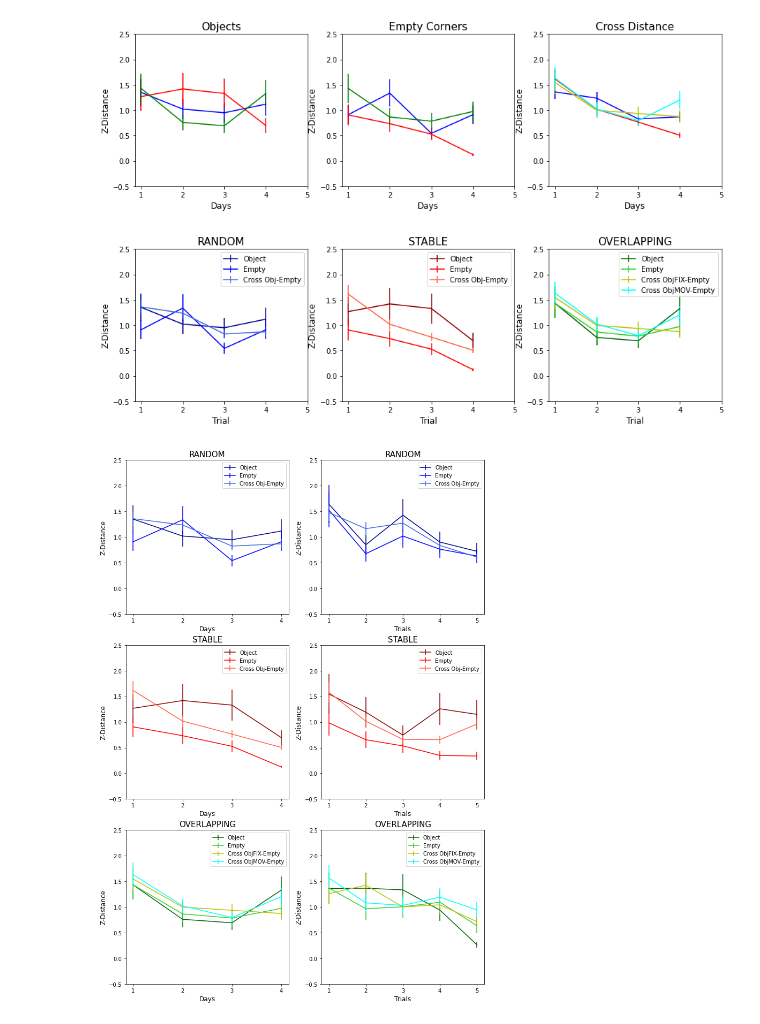
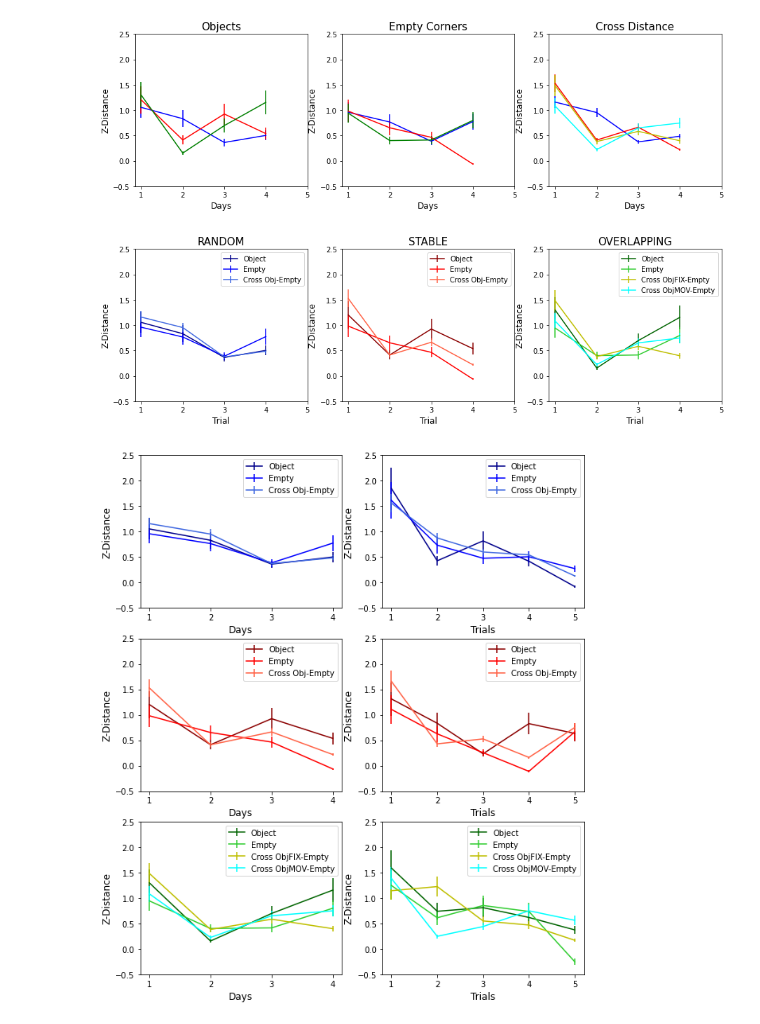
Before and after one commit to melisamc89/neural_analysys, a Jupyter notebook: src/mean_lda_2022.ipynb, the cells around one changed output. Cells and saved outputs as stored; diff of their text form; code cells hidden in the pictures.

```diff
--- a/src/mean_lda_2022.ipynb
+++ b/src/mean_lda_2022.ipynb
@@ -33,8 +33,8 @@ import seaborn as sns
 import warnings
 warnings.filterwarnings("ignore")
 # %%
-input_directory = os.environ['PROJECT_DIR'] + 'neural_analysis/data/mean_representational_distance/distance_matrix_lda_zscored/'
-figure_path = os.environ['PROJECT_DIR'] +'neural_analysis/figures/mean_representational_distance/lda_3/'
+input_directory = os.environ['PROJECT_DIR'] + 'neural_analysis/data/mean_representational_distance/distance_matrix_lda_zscored_short/'
+figure_path = os.environ['PROJECT_DIR'] +'neural_analysis/figures/mean_representational_distance/lda_4_short2/'
 object_path =  os.environ['PROJECT_DIR'] + 'calcium_imaging_behaviour/data/occupied_corners/'
 # %%
 mouse_vector = [56165, 32363, 32364, 32365, 411857, 411857, 401714]
@@ -549,7 +565,7 @@ trials_comparison_pos = [1,2,3,4,5]
 
 for j in range(3):
     axes[j].set_xticks(trials_comparison_pos)
-    axes[j].set_ylim([-0.5,2.5])
+    axes[j].set_ylim([-0.5,6])
     axes[j].set_xlabel('Trial', fontsize = 12)
     axes[j].set_ylabel('Z-Distance', fontsize = 12)
     axes[j].set_title(titles[j],fontsize = 15)
@@ -707,7 +929,7 @@ figure.patch.set_facecolor('white')
 
 figure.savefig(figure_path + 'lda_days.png')
 # %% [output]
-[figure, old version]
+[figure, new version]
 # %%
 label = ['LDA 4 classes']
 titles = ['RANDOM','STABLE','OVERLAPPING']
@@ -744,7 +966,7 @@ figure.patch.set_facecolor('white')
 
 figure.savefig(figure_path + 'lda_days2.png')
 # %% [output]
-[figure, old version]
+[figure, new version]
 # %%
 label = ['LDA 4 classes']
 titles = ['RANDOM','STABLE','OVERLAPPING']
@@ -777,37 +999,37 @@ axes[0,1].legend(['Object','Empty','Cross Obj-Empty'])
 axes[1,1].errorbar(trial_id,s_occ1,s_occ1_sem, color = 'darkred')
 axes[1,1].errorbar(trial_id,s_emp1,s_emp1_sem, color = 'red')
 axes[1,1].errorbar(trial_id,s_cross1,s_cross1_sem, color = 'tomato')
 axes[1,1].legend(['Object','Empty','Cross Obj-Empty'])
 
 axes[2,1].errorbar(trial_id,o_occ1,o_occ1_sem, color = 'darkgreen')
 axes[2,1].errorbar(trial_id,o_emp1,o_emp1_sem, color = 'limegreen')
 axes[2,1].errorbar(trial_id,o_cross_fix1,o_cross_fix1_sem, color = 'y')
 axes[2,1].errorbar(trial_id,o_cross_mov1,o_cross_mov1_sem, color = 'cyan')
 axes[2,1].legend(['Object','Empty','Cross ObjFIX-Empty','Cross ObjMOV-Empty'])
 
 
 trials_comparison_pos = [1,2,3,4]
 for j in range(3):
     axes[j,0].set_xticks(trials_comparison_pos)
     axes[j,0].set_ylim([-0.5,2.5])
     axes[j,0].set_xlabel('Days', fontsize = 12)
     axes[j,0].set_ylabel('Z-Distance', fontsize = 12)
-    axes[j,0].set_title(titles[j],fontsize = 15)
+    #axes[j,0].set_title(titles[j],fontsize = 15)
 
 trials_comparison_pos = [1,2,3,4,5]
 for j in range(3):
     axes[j,1].set_xticks(trials_comparison_pos)
     axes[j,1].set_ylim([-0.5,2.5])
     axes[j,1].set_xlabel('Trials', fontsize = 12)
     axes[j,1].set_ylabel('Z-Distance', fontsize = 12)
-    axes[j,1].set_title(titles[j],fontsize = 15)
+    #axes[j,1].set_title(titles[j],fontsize = 15)
 
-figure.set_size_inches([12,18])
+figure.set_size_inches([10,12])
 figure.patch.set_facecolor('white')
 
 figure.savefig(figure_path + 'lda_trials_and_days.png')
 # %% [output]
-[figure, old version]
+[figure, new version]
 # %%
 figure = plt.figure()
 gs = plt.GridSpec(1,1)
```
Also changed, not shown: parts of 36 cells of this notebook, 8 other files.
